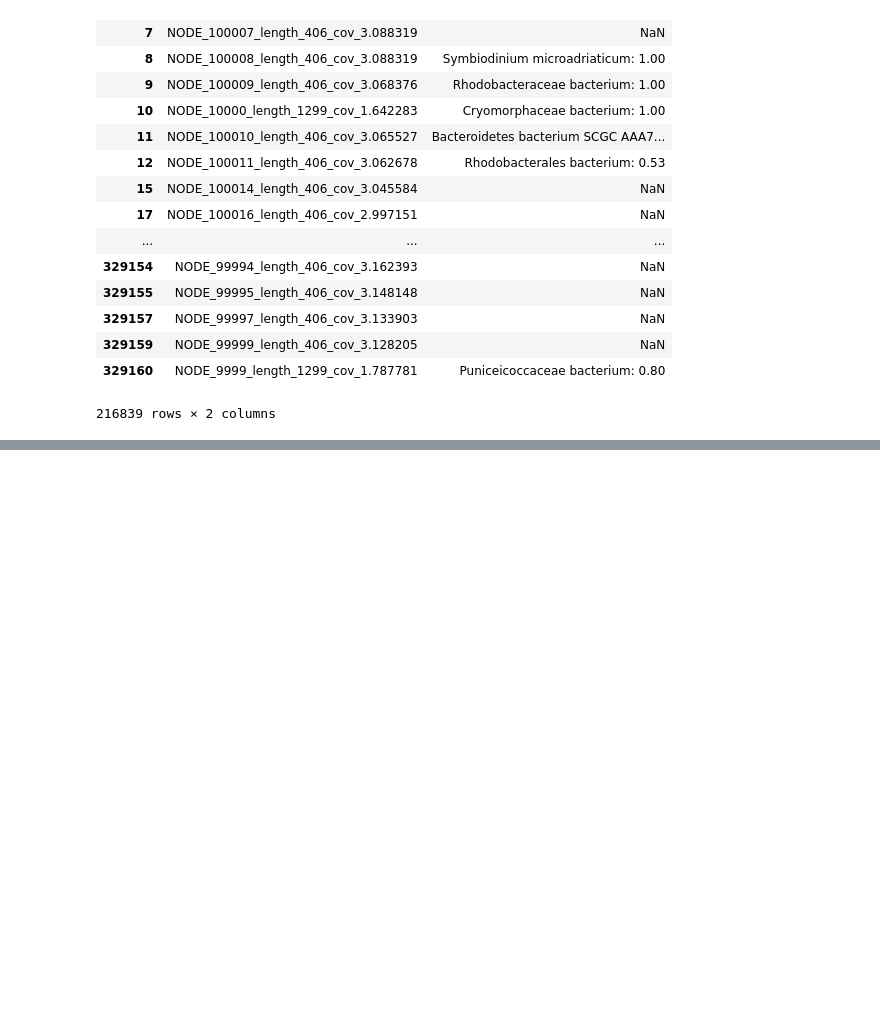
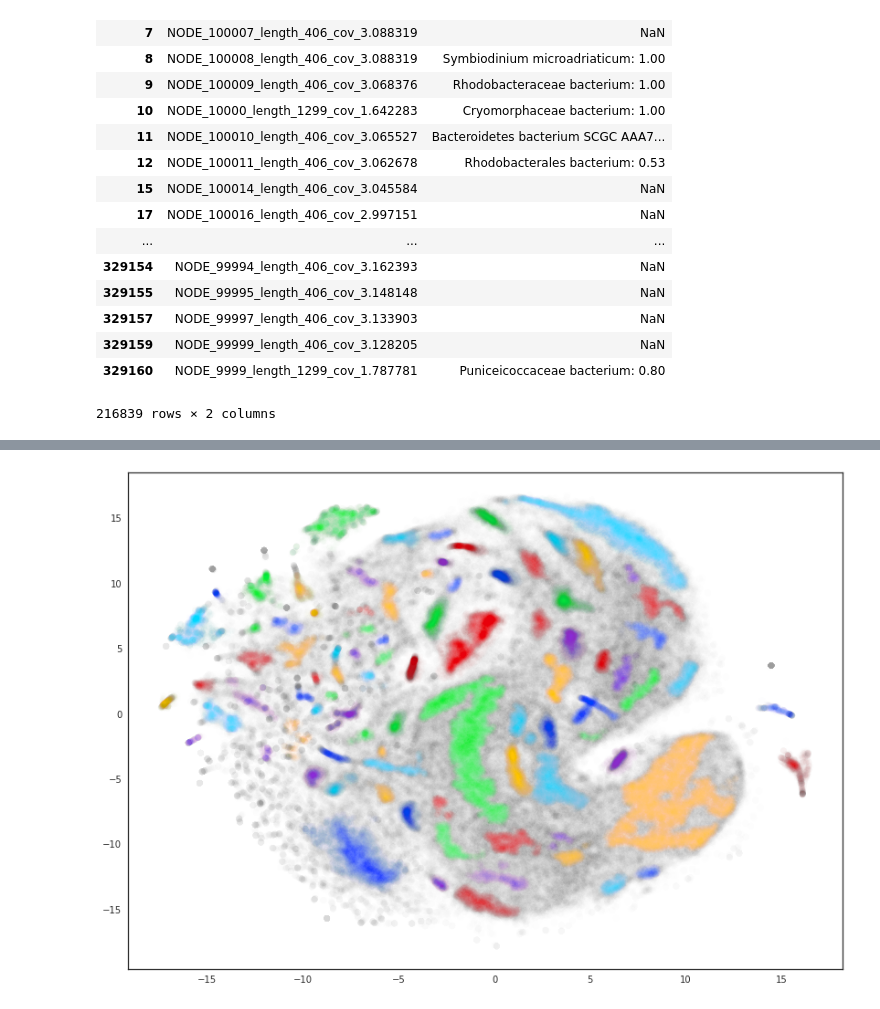
Before and after one commit to ash-bell/Python_notebooks, a Jupyter notebook: Anvi'o scripts.ipynb, the cells around one changed output, grey strips where cells are left out. Saved outputs shown, nothing was run; the diff lists cells and outputs as text; code cells hidden in the pictures; blank space fills up the shorter version.

```diff
--- a/Anvi'o scripts.ipynb
+++ b/Anvi'o scripts.ipynb
@@ -1472,0 +1541,13 @@ done
+# %%
+import seaborn as sns
+clusterer = hdbscan.HDBSCAN(min_cluster_size=150, min_samples=211, alpha=1.0).fit(df1)
+color_palette = sns.color_palette('bright', (clusterer.labels_.max()+1))
+cluster_colors = [color_palette[x] if x >= 0
+                  else (0.5, 0.5, 0.5)
+                  for x in clusterer.labels_]
+cluster_member_colors = [sns.desaturate(x, p) for x, p in
+                         zip(cluster_colors, clusterer.probabilities_)]
+plt.scatter(x = df1.tSNE1, y = df1.tSNE2, s=50, linewidth=0, c=cluster_member_colors, alpha=0.007)
+plt.savefig("clusters.png")
+# %% [output]
+[figure, added]
```
Also changed, not shown: parts of 12 cells of this notebook.
